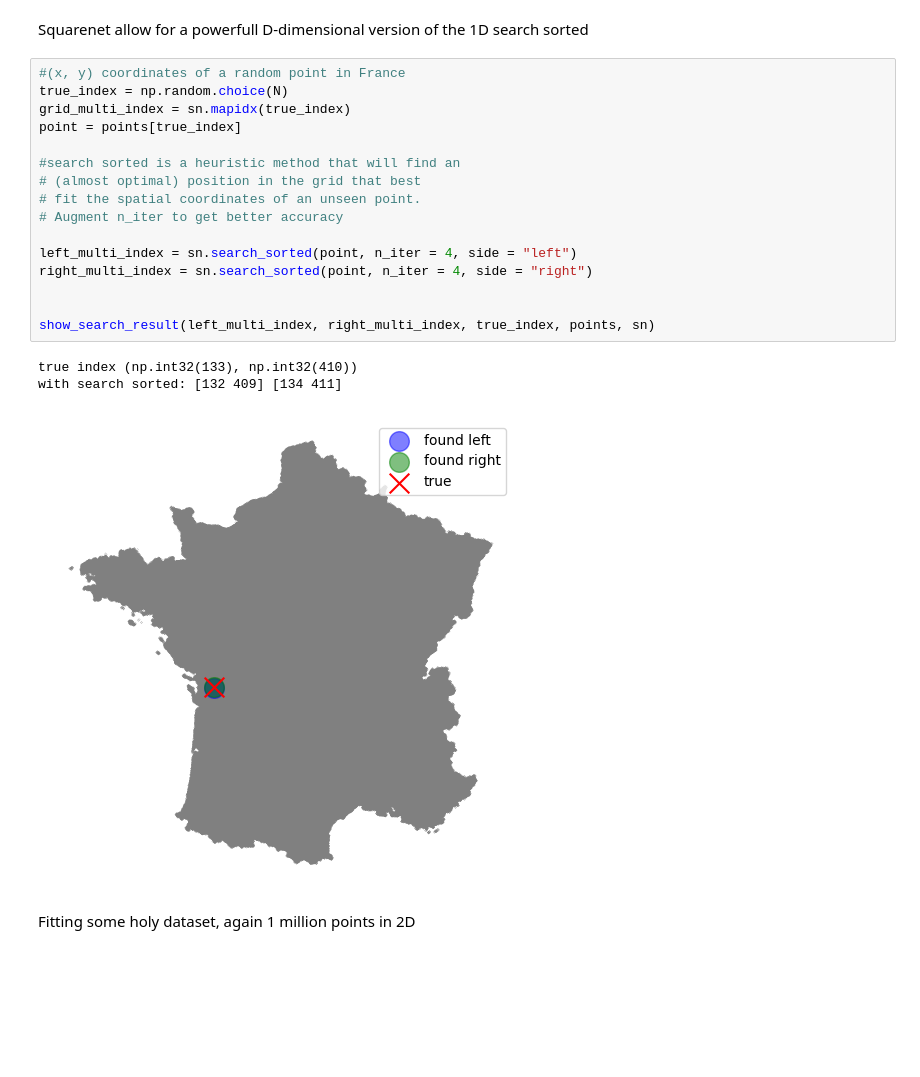
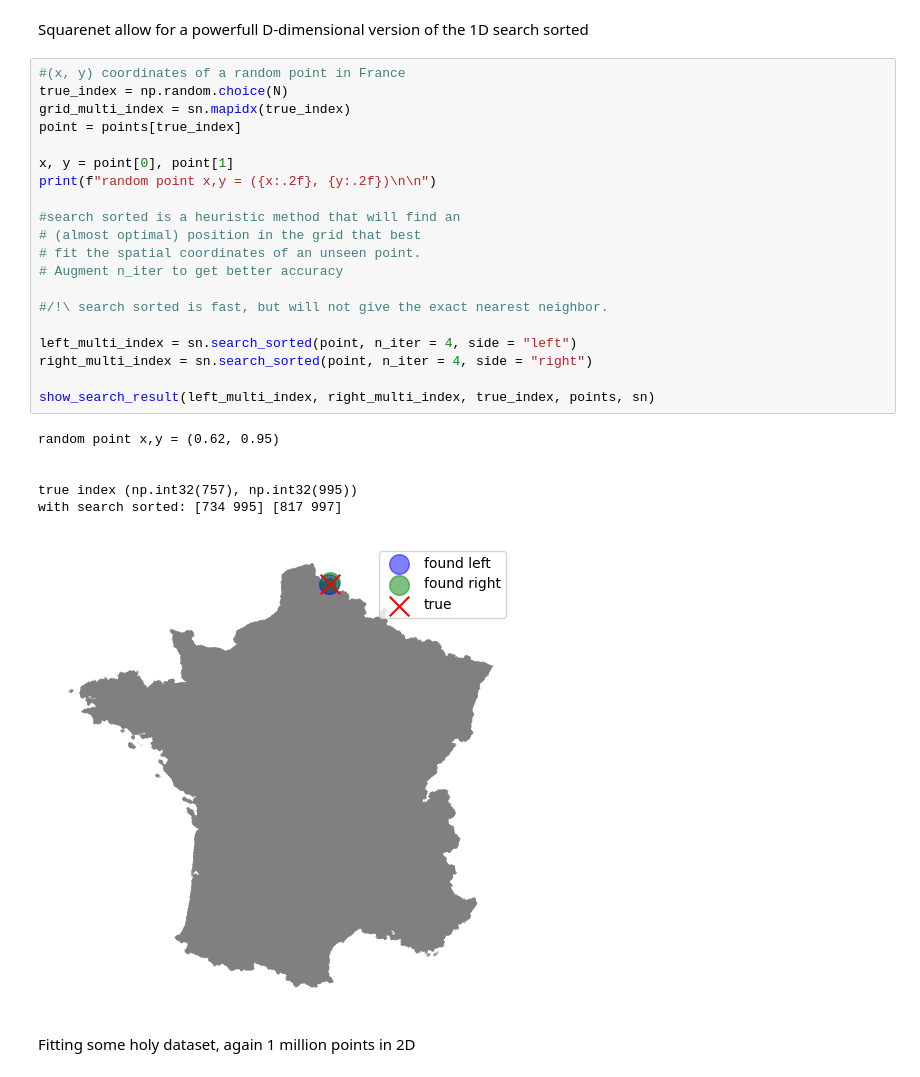
Before and after one commit to ArmanddeCacqueray/SquareNet, a Jupyter notebook: 01_some_exemples.ipynb, the cells around one changed output. Saved outputs shown, nothing was run; the diff lists cells and outputs as text; blank space fills up the shorter version.

```diff
--- a/01_some_exemples.ipynb
+++ b/01_some_exemples.ipynb
@@ -39,23 +40,30 @@ Squarenet allow for a powerfull D-dimensional version of the 1D search sorted
 # %%
 #(x, y) coordinates of a random point in France
 true_index = np.random.choice(N)
 grid_multi_index = sn.mapidx(true_index)
 point = points[true_index]
 
+x, y = point[0], point[1]
+print(f"random point x,y = ({x:.2f}, {y:.2f})\n\n")
+
 #search sorted is a heuristic method that will find an
 # (almost optimal) position in the grid that best
 # fit the spatial coordinates of an unseen point.
 # Augment n_iter to get better accuracy
 
+#/!\ search sorted is fast, but will not give the exact nearest neighbor.
+
 left_multi_index = sn.search_sorted(point, n_iter = 4, side = "left")
 right_multi_index = sn.search_sorted(point, n_iter = 4, side = "right")
 
-
 show_search_result(left_multi_index, right_multi_index, true_index, points, sn)
 # %% [output]
-true index (np.int32(133), np.int32(410))
-with search sorted: [132 409] [134 411]
+random point x,y = (0.62, 0.95)
+
+
+true index (np.int32(757), np.int32(995))
+with search sorted: [734 995] [817 997]
-[figure, old version]
+[figure, new version]
 # %% [markdown]
 Fitting some holy dataset, again 1 million points in 2D
 # %%
```
Also changed, not shown: parts of 3 cells of this notebook, 2 other files.
